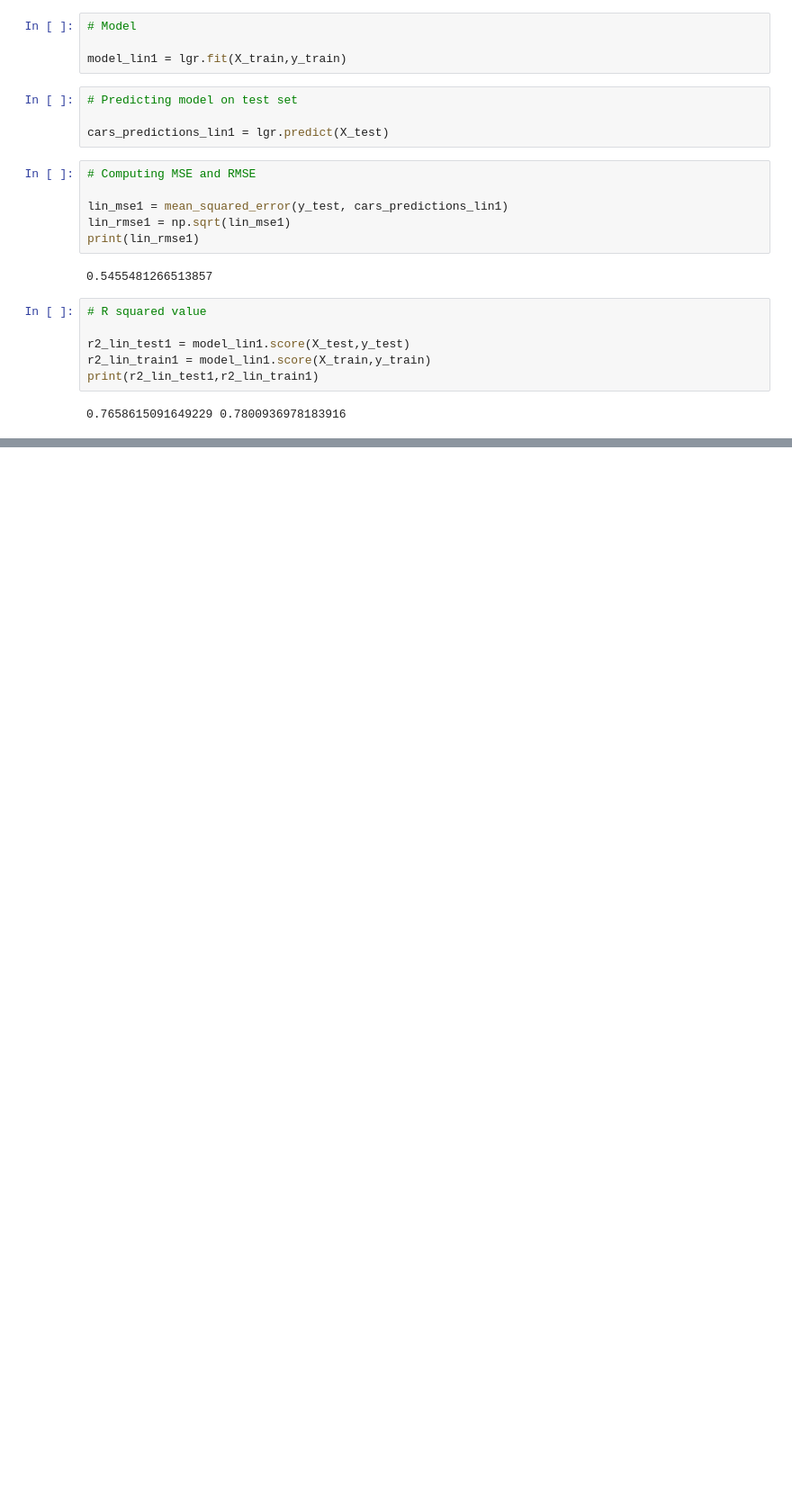
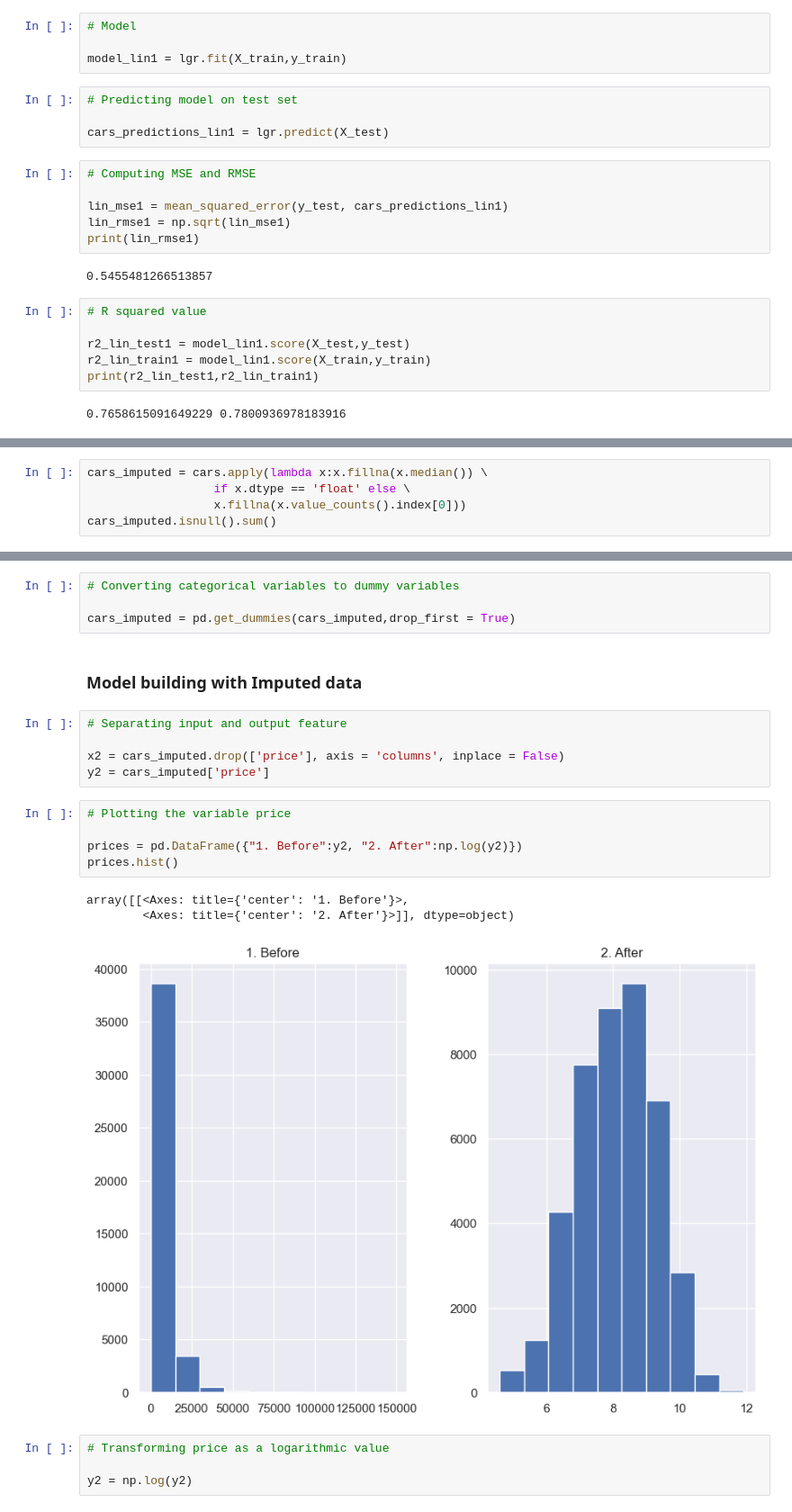
Before and after one commit to aditih6/Pre_owned_cars_price, a Jupyter notebook: Predicting the price of pre-owned cars.ipynb, the cells around one changed output, grey strips where cells are left out. Shown at 90% size. Saved outputs shown, nothing was run; the diff lists cells and outputs as text; blank space fills up the shorter version.

```diff
--- a/Predicting the price of pre-owned cars.ipynb
+++ b/Predicting the price of pre-owned cars.ipynb
@@ -778,0 +839,5 @@ print(r2_lin_test1,r2_lin_train1)
+# %%
+cars_imputed = cars.apply(lambda x:x.fillna(x.median()) \
+                  if x.dtype == 'float' else \
+                  x.fillna(x.value_counts().index[0]))
+cars_imputed.isnull().sum()
@@ -778,0 +856,24 @@ print(r2_lin_test1,r2_lin_train1)
+# %%
+# Converting categorical variables to dummy variables
+
+cars_imputed = pd.get_dummies(cars_imputed,drop_first = True)
+# %% [markdown]
+### Model building with Imputed data
+# %%
+# Separating input and output feature
+
+x2 = cars_imputed.drop(['price'], axis = 'columns', inplace = False)
+y2 = cars_imputed['price']
+# %%
+# Plotting the variable price
+
+prices = pd.DataFrame({"1. Before":y2, "2. After":np.log(y2)})
+prices.hist()
+# %% [output]
+array([[<Axes: title={'center': '1. Before'}>,
+        <Axes: title={'center': '2. After'}>]], dtype=object)
+[figure, added]
+# %%
+# Transforming price as a logarithmic value
+
+y2 = np.log(y2)
```
Also changed, not shown: parts of 46 cells of this notebook.
